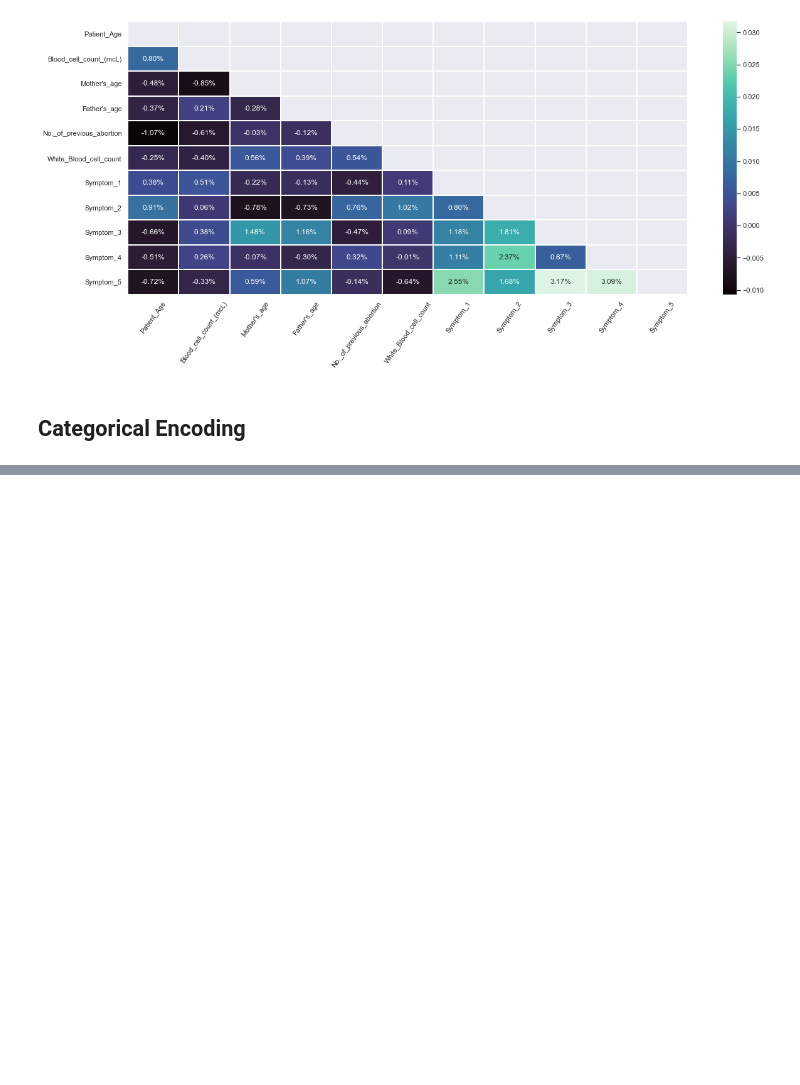
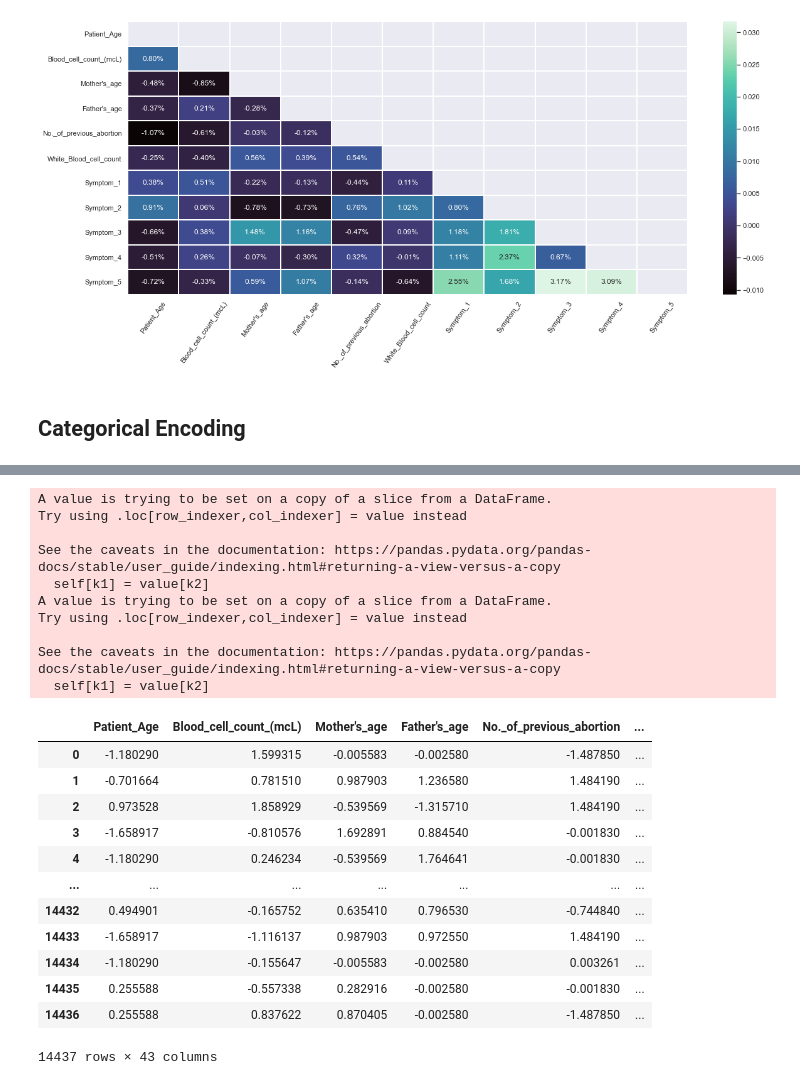
Before and after one commit to BoareshT/Genetic_disorder, a Jupyter notebook: Genetic.ipynb, the cells around one changed output, grey strips where cells are left out. Saved outputs shown, nothing was run; the diff lists cells and outputs as text; code cells hidden in the pictures; blank space fills up the shorter version.

```diff
--- a/Genetic.ipynb
+++ b/Genetic.ipynb
@@ -502,0 +527,4 @@ ValueError: multiclass-multioutput is not supported
+# %%
+## Split dataframe into Train/Test dataset
+from sklearn.model_selection import train_test_split
+x2_train, x2_test, y2_train, y2_test = train_test_split(feature_2_x,feature_2_y,test_size=0.2)
@@ -502,0 +578,28 @@ ValueError: multiclass-multioutput is not supported
+# %%
+x2_train[numerical_features.columns]=pd.DataFrame(scaler.fit_transform(x2_train[numerical_features.columns]),columns=numerical_features.columns)
+x2_test[numerical_features.columns]=pd.DataFrame(scaler.fit_transform(x2_test[numerical_features.columns]),columns=numerical_features.columns)
+x2_train
+# %% [output]
+A value is trying to be set on a copy of a slice from a DataFrame.
+Try using .loc[row_indexer,col_indexer] = value instead
+
+See the caveats in the documentation: https://pandas.pydata.org/pandas-docs/stable/user_guide/indexing.html#returning-a-view-versus-a-copy
+  self[k1] = value[k2]
+A value is trying to be set on a copy of a slice from a DataFrame.
+Try using .loc[row_indexer,col_indexer] = value instead
+
+See the caveats in the documentation: https://pandas.pydata.org/pandas-docs/stable/user_guide/indexing.html#returning-a-view-versus-a-copy
+  self[k1] = value[k2]
+|  | Patient_Age | Blood_cell_count_(mcL) | Mother's_age | Father's_age | No._of_previous_abortion | ... |
+| 0 | -1.180290 | 1.599315 | -0.005583 | -0.002580 | -1.487850 | ... |
+| 1 | -0.701664 | 0.781510 | 0.987903 | 1.236580 | 1.484190 | ... |
+| 2 | 0.973528 | 1.858929 | -0.539569 | -1.315710 | 1.484190 | ... |
+| 3 | -1.658917 | -0.810576 | 1.692891 | 0.884540 | -0.001830 | ... |
+| 4 | -1.180290 | 0.246234 | -0.539569 | 1.764641 | -0.001830 | ... |
+| ... | ... | ... | ... | ... | ... | ... |
+| 14432 | 0.494901 | -0.165752 | 0.635410 | 0.796530 | -0.744840 | ... |
+| 14433 | -1.658917 | -1.116137 | 0.987903 | 0.972550 | 1.484190 | ... |
+| 14434 | -1.180290 | -0.155647 | -0.005583 | -0.002580 | 0.003261 | ... |
+| 14435 | 0.255588 | -0.557338 | 0.282916 | -0.002580 | -0.001830 | ... |
+| 14436 | 0.255588 | 0.837622 | 0.870405 | -0.002580 | -1.487850 | ... |
+14437 rows × 43 columns
```
Also changed, not shown: parts of 58 cells of this notebook.
